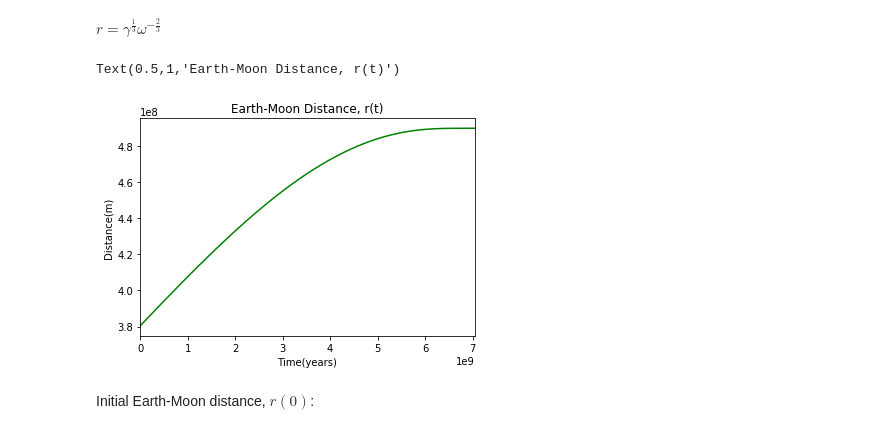
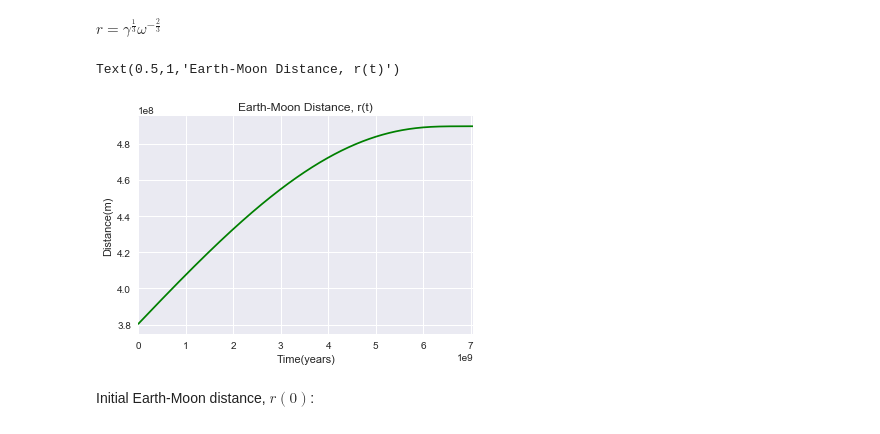
Before and after one commit to LanzLagman/Energy-transfer-earth-moon-tidal, a Jupyter notebook: Thesis 2.0.ipynb, the cells around one changed output. Cells and saved outputs as stored; diff of their text form; code cells hidden in the pictures.

```diff
--- a/Thesis 2.0.ipynb
+++ b/Thesis 2.0.ipynb
@@ -6,9 +6,9 @@ Python 3.6.4 :: Anaconda custom (64-bit)
 import numpy as np
 import scipy as sp
 from scipy.integrate import odeint
+%matplotlib inline
 import matplotlib.pyplot as plt
-import matplotlib.ticker as ticker
-%matplotlib inline
+plt.style.use("seaborn")
 # %% [markdown]
 # Constants:
 # %% [markdown]
@@ -84,6 +84,6 @@ def W_dt(W, t):
 ts = np.arange(0,10*10**10,10**7)
 W0 = [Om0, om0]
 Ws = odeint(W_dt, W0, ts)
-earth = np.array(Ws[:,0])
-moon = np.array(Ws[:,1])
+Earth = np.array(Ws[:,0])
+Moon = np.array(Ws[:,1])
 # %%
@@ -136,15 +128,15 @@ print(str(ts[np.where(moon/earth == 1)][0])+ " years")
 
 $r=\gamma^{\frac{1}{3}}\omega^{-\frac{2}{3}}$
 # %%
-r=np.array((Y**(1/3))*moon**(-2/3))
+r=np.array((Y**(1/3))*Moon**(-2/3))
 plt.plot(ts, r, c='green')
-plt.xlim(0,ts[np.where(moon/earth < 0.99)][-1])
+plt.xlim(0,ts[np.where(Moon/Earth < 0.99)][-1])
 plt.xlabel("Time(years)")
 plt.ylabel("Distance(m)")
 plt.title('Earth-Moon Distance, r(t)')
 # %% [output]
 Text(0.5,1,'Earth-Moon Distance, r(t)')
-[figure, old version]
+[figure, new version]
 # %% [markdown]
 Initial Earth-Moon distance, $r(0)$:
 # %%
```
Also changed, not shown: parts of 8 cells of this notebook.
